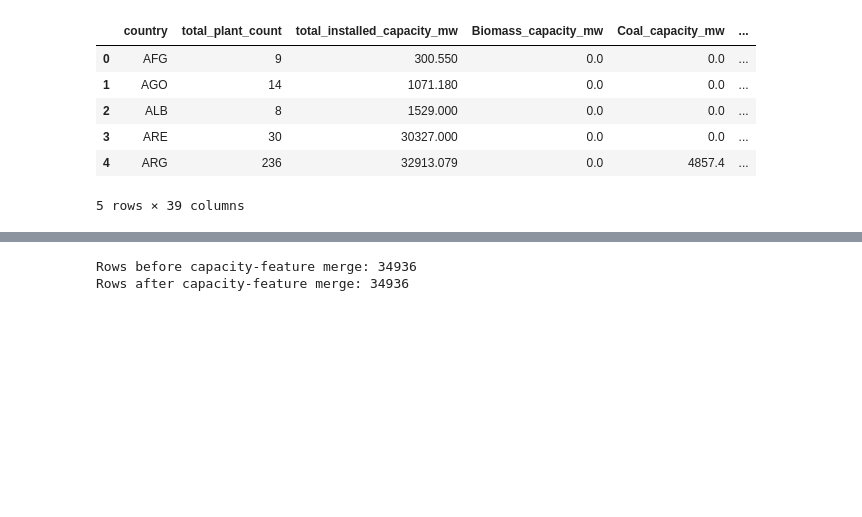
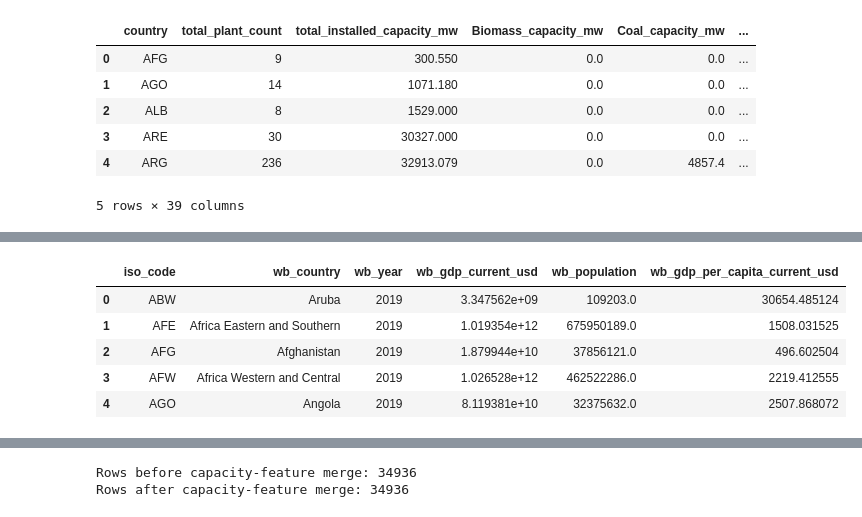
Before and after one commit to Sophia-A04/DSS150P-GroupEta-ProjectPipeline, a Jupyter notebook: notebooks/01_merge_prototype.ipynb, the cells around one changed output, grey strips where cells are left out. Drawn from its saved outputs; the diff is of its cells as text; code cells hidden in the pictures; blank space fills up the shorter version.

```diff
--- a/notebooks/01_merge_prototype.ipynb
+++ b/notebooks/01_merge_prototype.ipynb
@@ -621,0 +908,13 @@ Final country feature table: (167, 39)
+# %%
+wb_indicator_tables = {}
+
+for indicator_code, output_column in (
+    WB_INDICATORS.items()
+):
+    wb_indicator_tables[
+        indicator_code
+    ] = fetch_world_bank_indicator(
+        indicator_code=indicator_code,
+        output_column=output_column,
+        year=WB_YEAR
+    )
@@ -621,0 +925,64 @@ Final country feature table: (167, 39)
+# %%
+wb_gdp = wb_indicator_tables[
+    'NY.GDP.MKTP.CD'
+].copy()
+
+wb_population = wb_indicator_tables[
+    'SP.POP.TOTL'
+].copy()
+
+wb_gdp_per_capita = wb_indicator_tables[
+    'NY.GDP.PCAP.CD'
+].copy()
+
+
+# Start with the GDP table
+wb_2019 = wb_gdp.copy()
+
+
+# Add population
+wb_2019 = wb_2019.merge(
+    wb_population[
+        [
+            'iso_code',
+            'wb_population'
+        ]
+    ],
+    on='iso_code',
+    how='outer',
+    validate='one_to_one'
+)
+
+
+# Add GDP per capita
+wb_2019 = wb_2019.merge(
+    wb_gdp_per_capita[
+        [
+            'iso_code',
+            'wb_gdp_per_capita_current_usd'
+        ]
+    ],
+    on='iso_code',
+    how='outer',
+    validate='one_to_one'
+)
+
+
+# Ensure the snapshot year is explicit
+wb_2019['wb_year'] = WB_YEAR
+
+
+print(
+    "Prepared World Bank table:",
+    wb_2019.shape
+)
+
+print(
+    "Unique World Bank ISO-3 codes:",
+    wb_2019['iso_code'].nunique()
+)
+
+display(
+    wb_2019.head()
+)
+# %% [output]
@@ -621,0 +991,6 @@ Final country feature table: (167, 39)
+|  | iso_code | wb_country | wb_year | wb_gdp_current_usd | wb_population | wb_gdp_per_capita_current_usd |
+| 0 | ABW | Aruba | 2019 | 3.347562e+09 | 109203.0 | 30654.485124 |
+| 1 | AFE | Africa Eastern and Southern | 2019 | 1.019354e+12 | 675950189.0 | 1508.031525 |
+| 2 | AFG | Afghanistan | 2019 | 1.879944e+10 | 37856121.0 | 496.602504 |
+| 3 | AFW | Africa Western and Central | 2019 | 1.026528e+12 | 462522286.0 | 2219.412555 |
+| 4 | AGO | Angola | 2019 | 8.119381e+10 | 32375632.0 | 2507.868072 |
```
Also changed, not shown: parts of 31 cells of this notebook, 2 other files.
